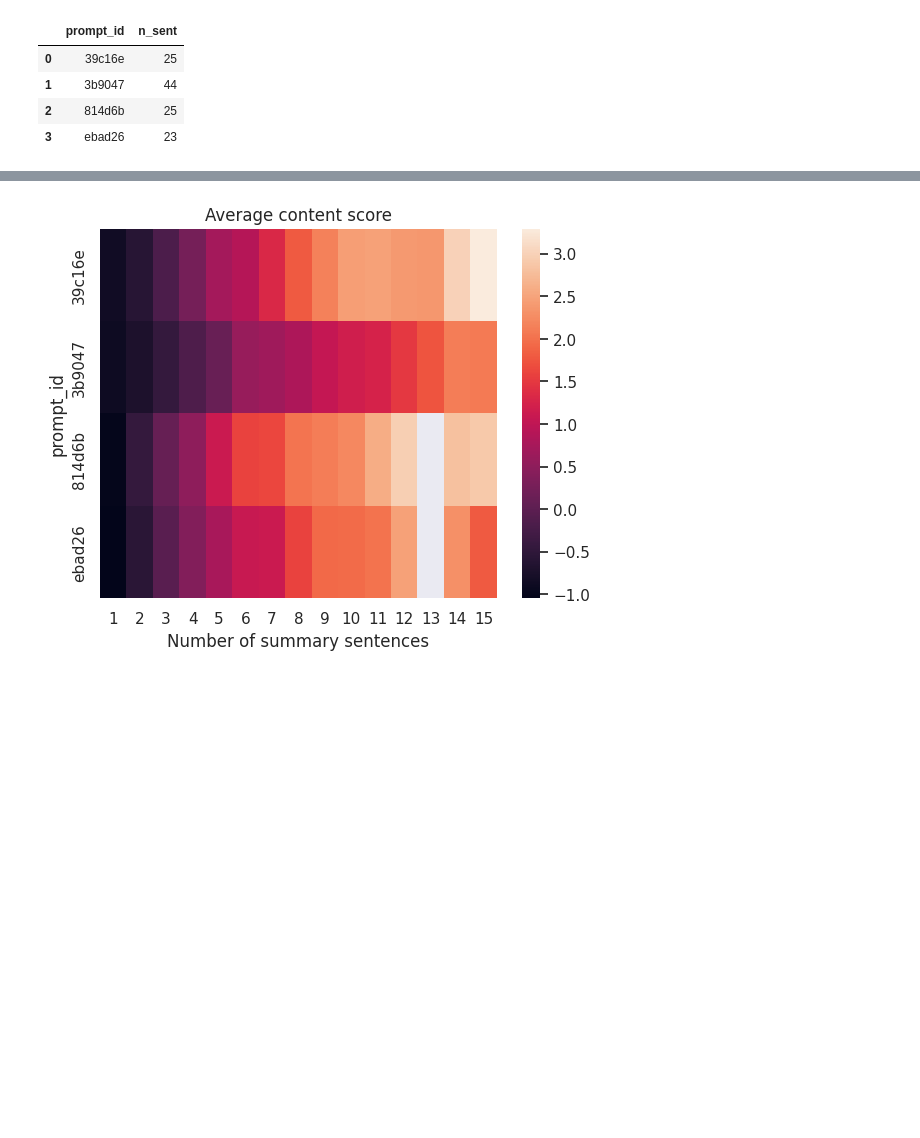
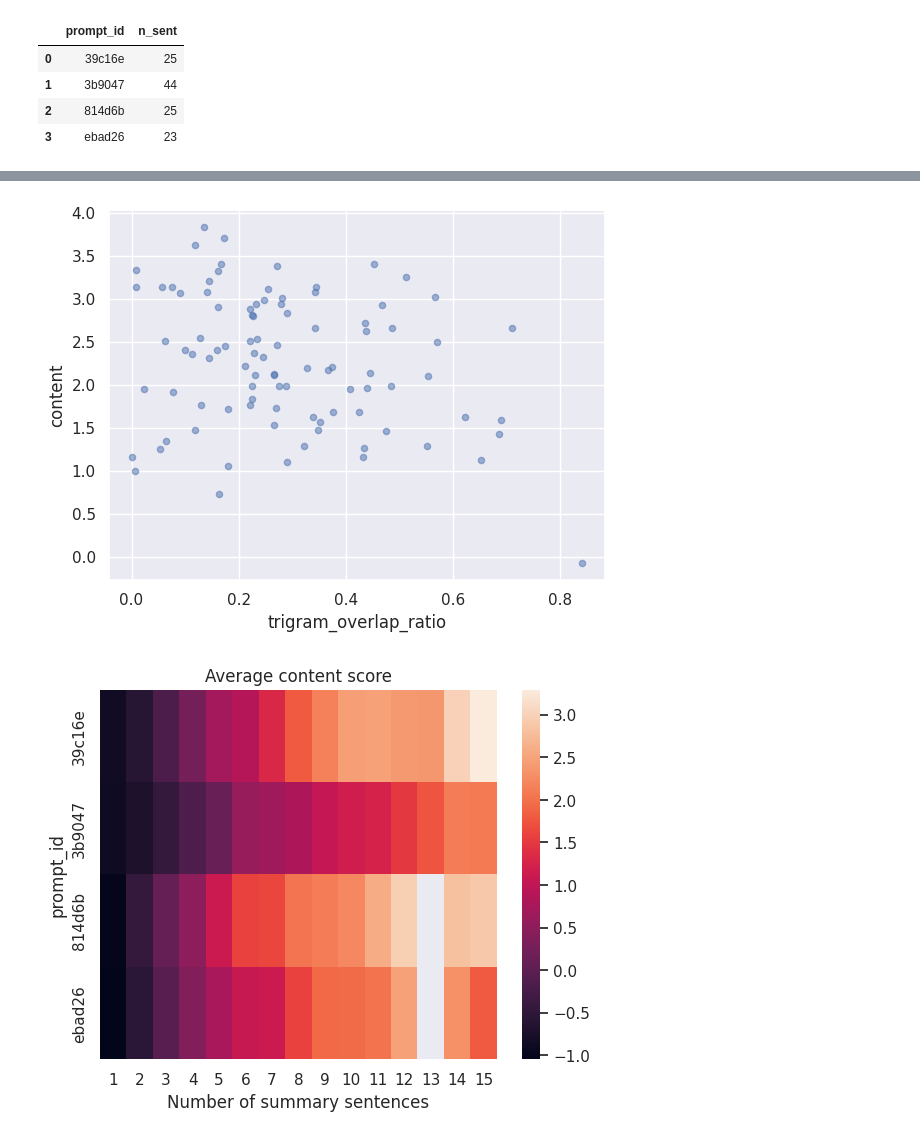
Before and after one commit to phnascimento2/kaggle-summary-text-competition, a Jupyter notebook: notebooks/heatmap_experiments.ipynb, the cells around one changed output, grey strips where cells are left out. Saved outputs shown, nothing was run; the diff lists cells and outputs as text; code cells hidden in the pictures; blank space fills up the shorter version.

```diff
--- a/notebooks/heatmap_experiments.ipynb
+++ b/notebooks/heatmap_experiments.ipynb
@@ -41,5 +71,7 @@ prompts_train[["prompt_id", "n_sent"]]
 # %%
-train.loc[train.n_sum_sent > 15, "n_sum_sent"] = 15
+train[train.ratio_sent_size.between(0.4,0.5)].plot.scatter(x="trigram_overlap_ratio", y="content", alpha=0.5);
+# %% [output]
+[figure, added]
 # %%
 pt = pd.pivot_table(train, index="prompt_id", columns="n_sum_sent", values="content", aggfunc="mean")
 # %%
```
Also changed, not shown: parts of 19 cells of this notebook.
